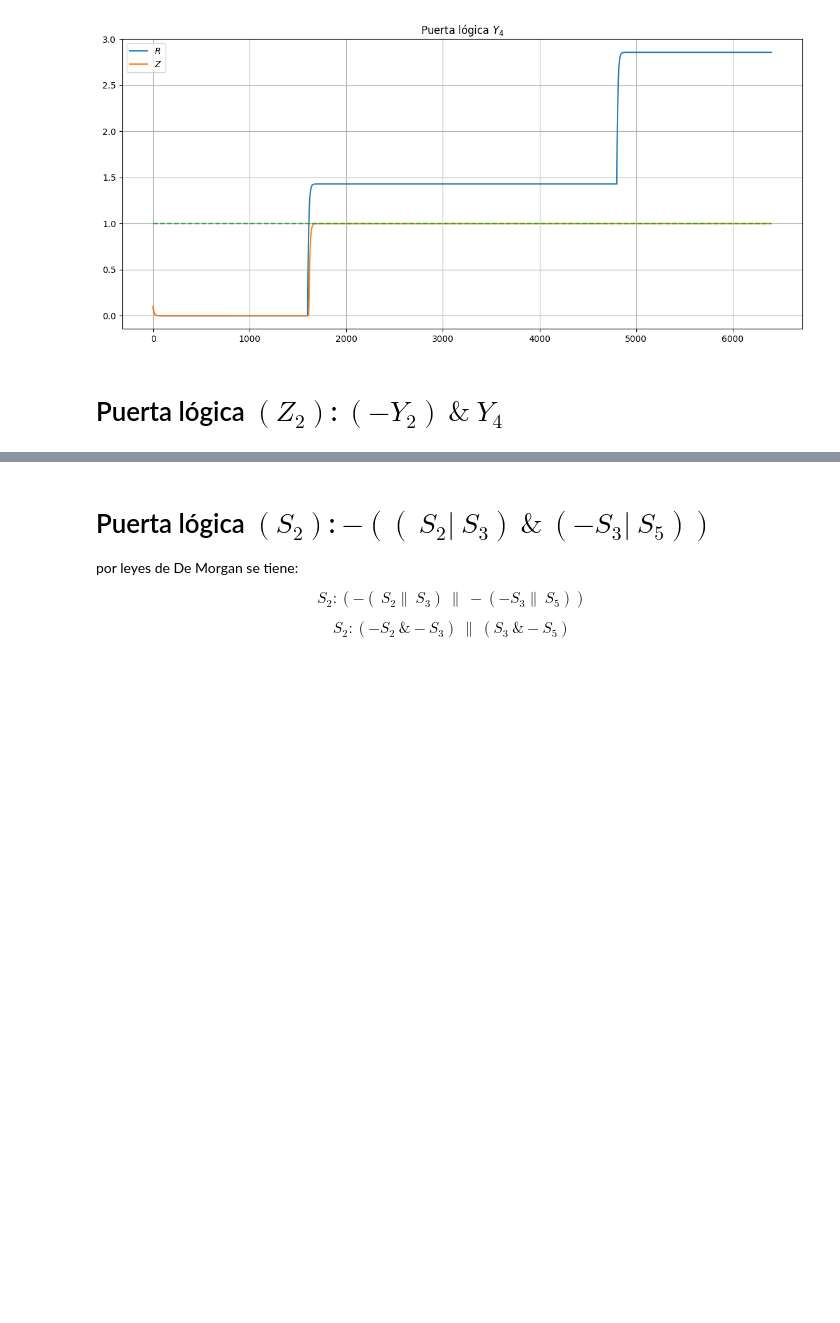
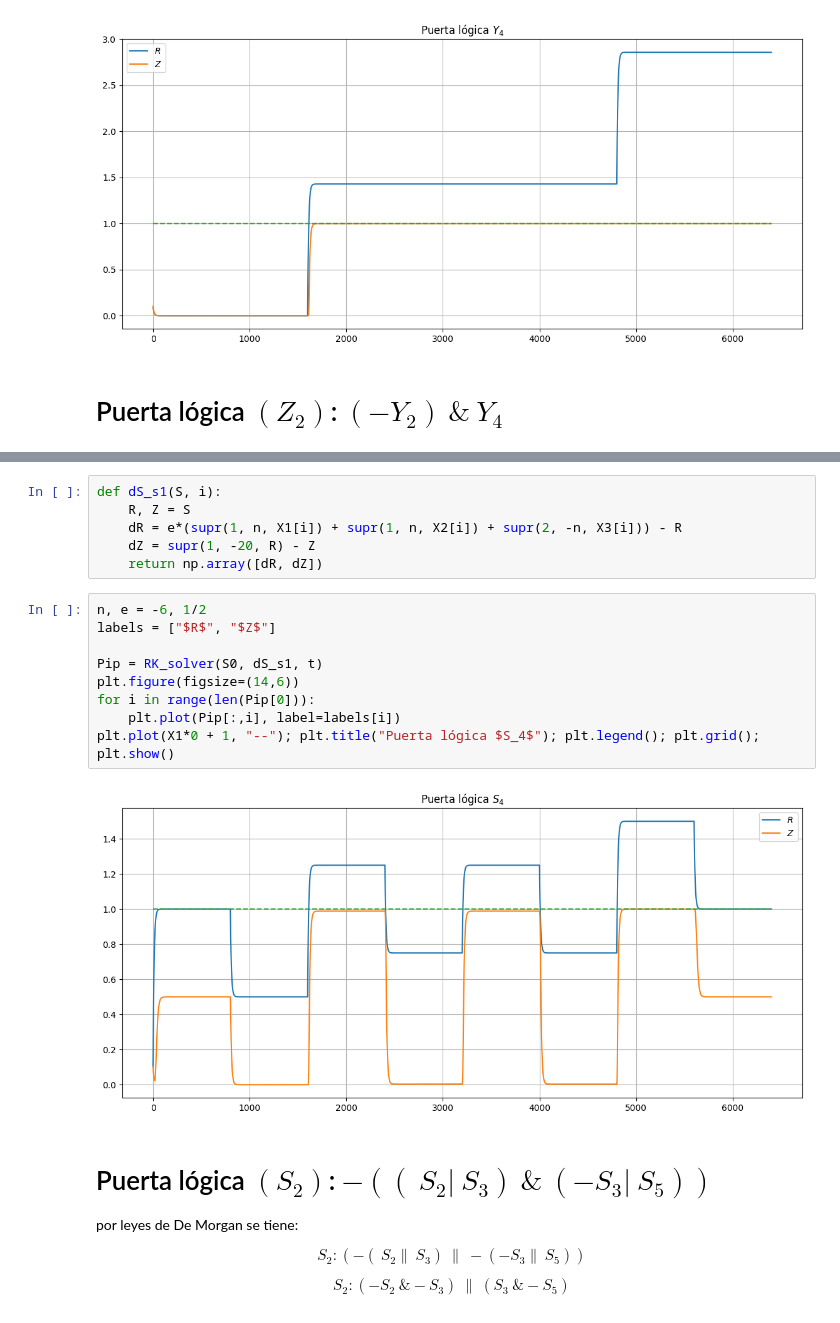
Before and after one commit to joshbrx/biomath_model, a Jupyter notebook: puertas_logicas.ipynb, the cells around one changed output, grey strips where cells are left out. Drawn from its saved outputs; the diff is of its cells as text; blank space fills up the shorter version.

```diff
--- a/puertas_logicas.ipynb
+++ b/puertas_logicas.ipynb
@@ -158,3 +160,20 @@ plt.title("Puerta lógica $Z_2$"); plt.legend(); plt.grid(); plt.show()
+# %%
+def dS_s1(S, i):
+    R, Z = S
+    dR = e*(supr(1, n, X1[i]) + supr(1, n, X2[i]) + supr(2, -n, X3[i])) - R
+    dZ = supr(1, -20, R) - Z
+    return np.array([dR, dZ])
+# %%
+n, e = -6, 1/2
+labels = ["$R$", "$Z$"]
+
+Pip = RK_solver(S0, dS_s1, t)
+plt.figure(figsize=(14,6))
+for i in range(len(Pip[0])):
+    plt.plot(Pip[:,i], label=labels[i])
+plt.plot(X1*0 + 1, "--"); plt.title("Puerta lógica $S_4$"); plt.legend(); plt.grid(); plt.show()
+# %% [output]
+[figure, added]
 # %% [markdown]
 # Puerta lógica $(S_2)$: $-((\ S_2 |\ S_3)\ \&\ (-S_3|\ S_5))$
 
```
Also changed, not shown: parts of 15 cells of this notebook.
